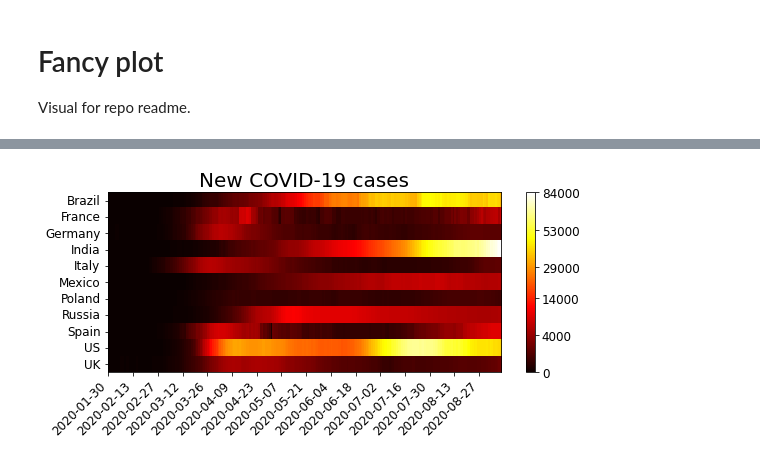
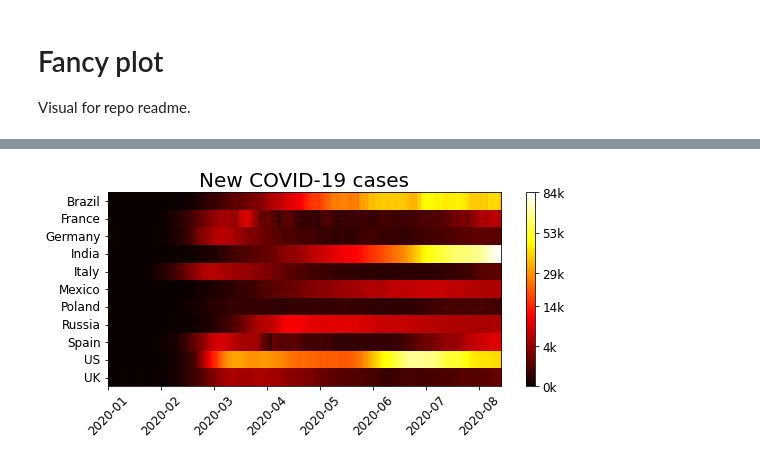
Before and after one commit to besiobu/data-science-portfolio, a Jupyter notebook: covid-19/covid19.ipynb, the cells around one changed output, grey strips where cells are left out. Saved outputs shown, nothing was run; the diff lists cells and outputs as text; code cells hidden in the pictures.

Commit message:
Fix plot in covid-19.

```diff
--- a/covid-19/covid19.ipynb
+++ b/covid-19/covid19.ipynb
@@ -1042,7 +1049,7 @@ width = 1600
 height = width / 2
 dpi = 200
 period = 7
-step = 14
+step = 30
 label_size = 12
 n_clabels = 6
 
@@ -1061,7 +1068,8 @@ plot_df = np.sqrt(plot_df)
 
 xticks = range(plot_df.shape[1])[::step]
 xlabels = list(conf_diff['Date'])[period:]
-xlabels = [x.date() for x in xlabels]
+xlabels = [x.strftime(format='%Y-%m') for x in xlabels]
+# xlabels = [x.date() for x in xlabels]
 xlabels = xlabels[::step]
 
 yticks = range(len(countries))
@@ -1072,34 +1080,35 @@ cticks = cticks.astype(np.int)
 clabels = np.power(cticks, 2)
 cticks = sorted(set(cticks))
 clabels = np.power(cticks, 2)
-clabels = [round(x, -3) for x in clabels]
-clabels = list(map(str, clabels))
+clabels = [int((round(x, -3))/1000) for x in clabels]
+clabels = [str(x)+'k' for x in clabels]
+# clabels = list(map(str, clabels))
 
 plt.figure(figsize=(width / dpi, height / dpi))
 plt.imshow(plot_df, aspect='auto', interpolation='nearest')
 plt.set_cmap('hot')
 
 plt.yticks(ticks=yticks,
            labels=ylabels,
            fontsize=label_size,
            verticalalignment='center')
 
 plt.xticks(ticks=xticks,
            labels=xlabels,
            rotation=45,
            fontsize=label_size,
-           horizontalalignment='right')
+           horizontalalignment='center')
 
 cbar = plt.colorbar()
 cbar.set_ticks(cticks)
 cbar.set_ticklabels(clabels)
 cbar.ax.tick_params(labelsize=label_size)
 
 plt.title('New COVID-19 cases', fontsize=20)
 
 plt.tight_layout()
 plt.savefig('img/covid_tiles.png')
 
 plt.show()
 # %% [output]
-[figure, old version]
+[figure, new version]
```
Also changed, not shown: parts of 4 cells of this notebook, 1 other file.
